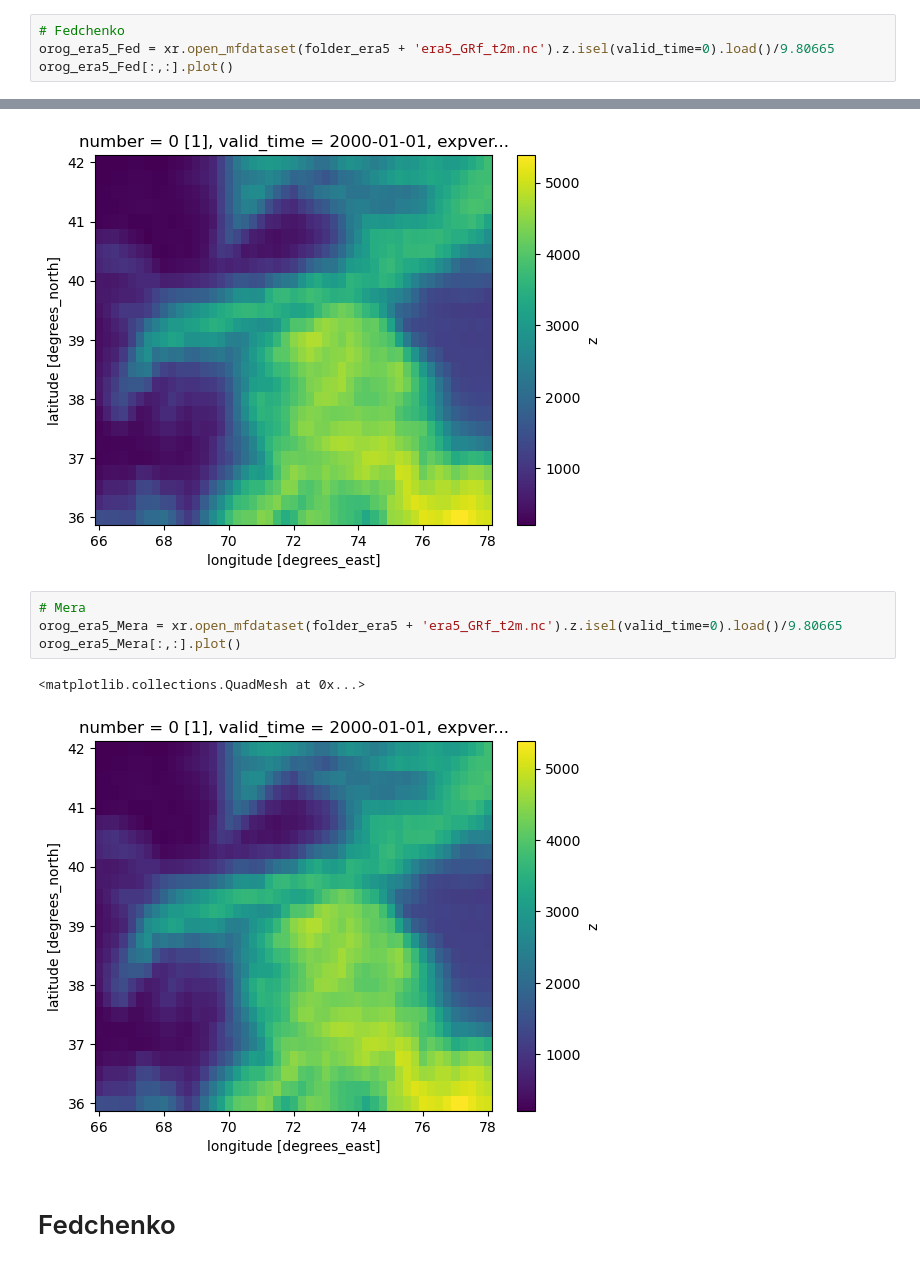
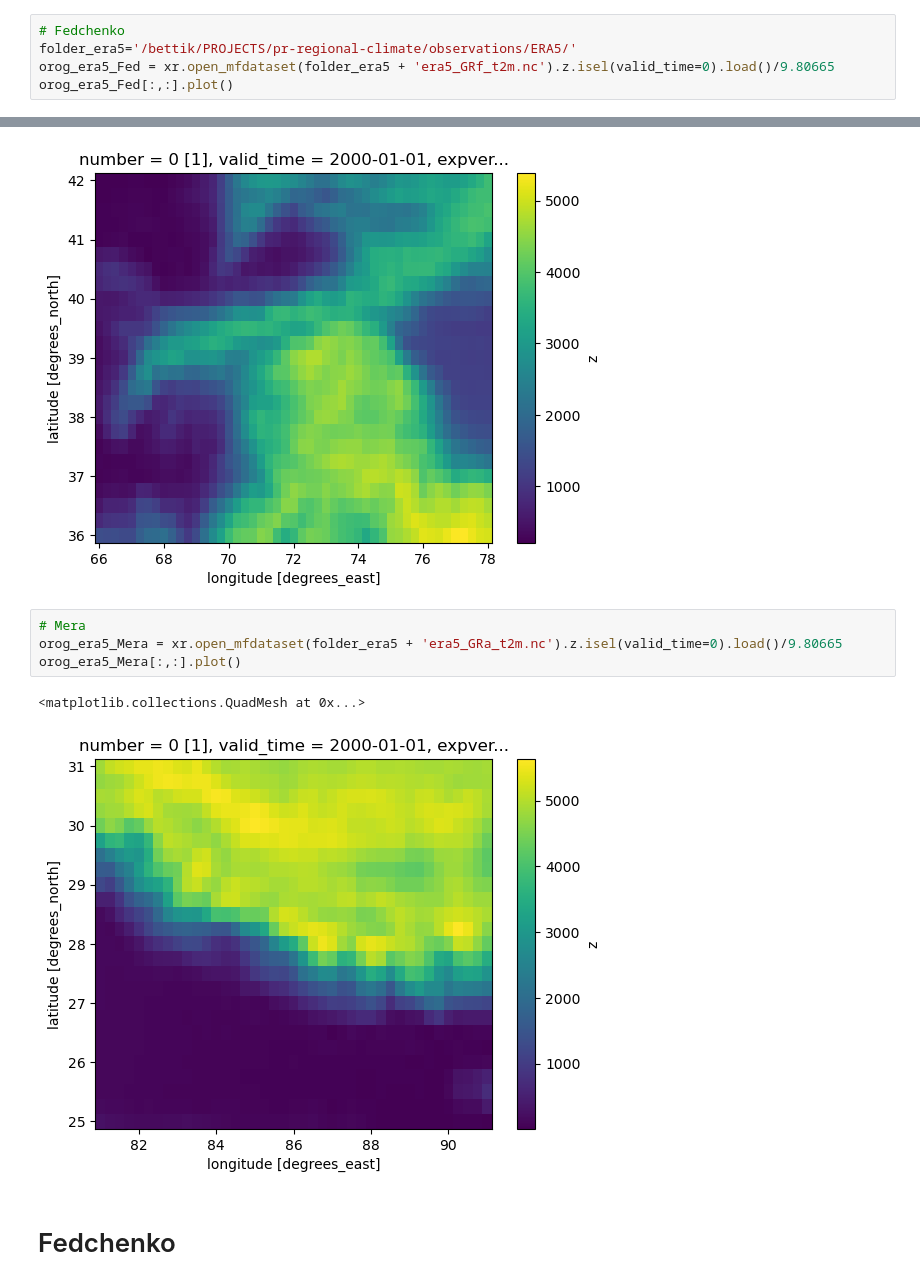
Before and after one commit to xfain/MAR_HMA, a Jupyter notebook: orography.Fed.ipynb, the cells around one changed output, grey strips where cells are left out. Saved outputs shown, nothing was run; the diff lists cells and outputs as text.

```diff
--- a/orography.Fed.ipynb
+++ b/orography.Fed.ipynb
@@ -51,6 +52,7 @@ orog_era5land_Mera[:,:].plot(vmin=0, vmax=7000)
 ### ERA5
 # %%
 # Fedchenko
+folder_era5='/bettik/PROJECTS/pr-regional-climate/observations/ERA5/'
 orog_era5_Fed = xr.open_mfdataset(folder_era5 + 'era5_GRf_t2m.nc').z.isel(valid_time=0).load()/9.80665
 orog_era5_Fed[:,:].plot()
 # %% [output]
@@ -58,11 +60,11 @@ orog_era5_Fed[:,:].plot()
 [figure]
 # %%
 # Mera
-orog_era5_Mera = xr.open_mfdataset(folder_era5 + 'era5_GRf_t2m.nc').z.isel(valid_time=0).load()/9.80665
+orog_era5_Mera = xr.open_mfdataset(folder_era5 + 'era5_GRa_t2m.nc').z.isel(valid_time=0).load()/9.80665
 orog_era5_Mera[:,:].plot()
 # %% [output]
 <matplotlib.collections.QuadMesh at 0x...>
-[figure, old version]
+[figure, new version]
 # %% [markdown]
 # Fedchenko
 # %%
```
Also changed, not shown: parts of 4 cells of this notebook, 11 other files.
